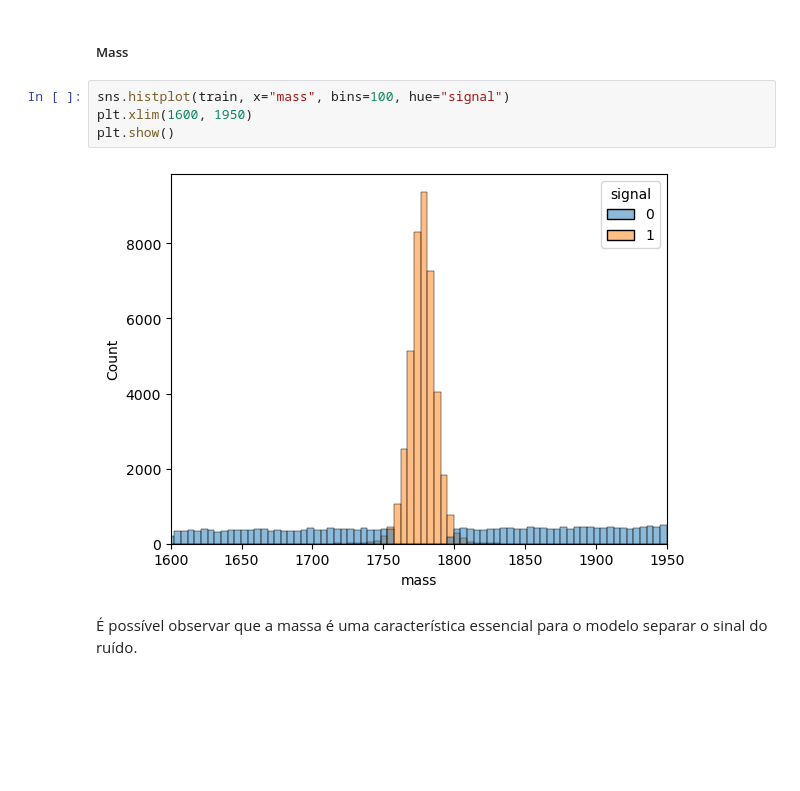
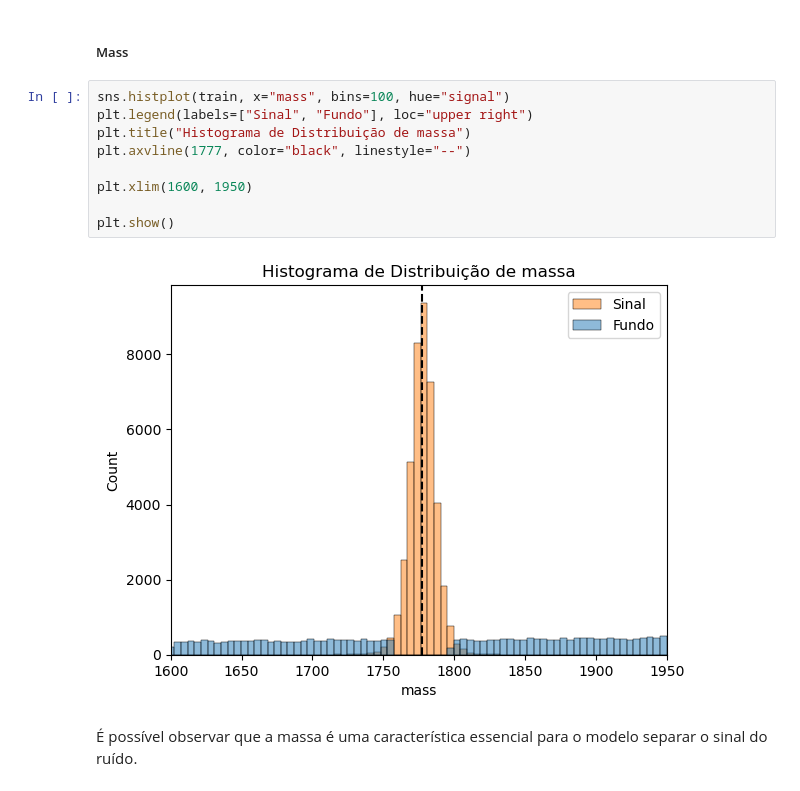
Before and after one commit to jonhbl/dl-flavours-of-physics, a Jupyter notebook: data-analysis.ipynb, the cells around one changed output. Cells and saved outputs as stored; diff of their text form; blank space fills up the shorter version.

```diff
--- a/data-analysis.ipynb
+++ b/data-analysis.ipynb
@@ -72,10 +164,15 @@ plt.show()
 ##### Mass
 # %%
 sns.histplot(train, x="mass", bins=100, hue="signal")
+plt.legend(labels=["Sinal", "Fundo"], loc="upper right")
+plt.title("Histograma de Distribuição de massa")
+plt.axvline(1777, color="black", linestyle="--")
+
 plt.xlim(1600, 1950)
+
 plt.show()
 # %% [output]
-[figure, old version]
+[figure, new version]
 # %% [markdown]
 É possível observar que a massa é uma característica essencial para o modelo separar o sinal do ruído.
 # %% [markdown]
```
Also changed, not shown: parts of 130 cells of this notebook, 5 other files.
